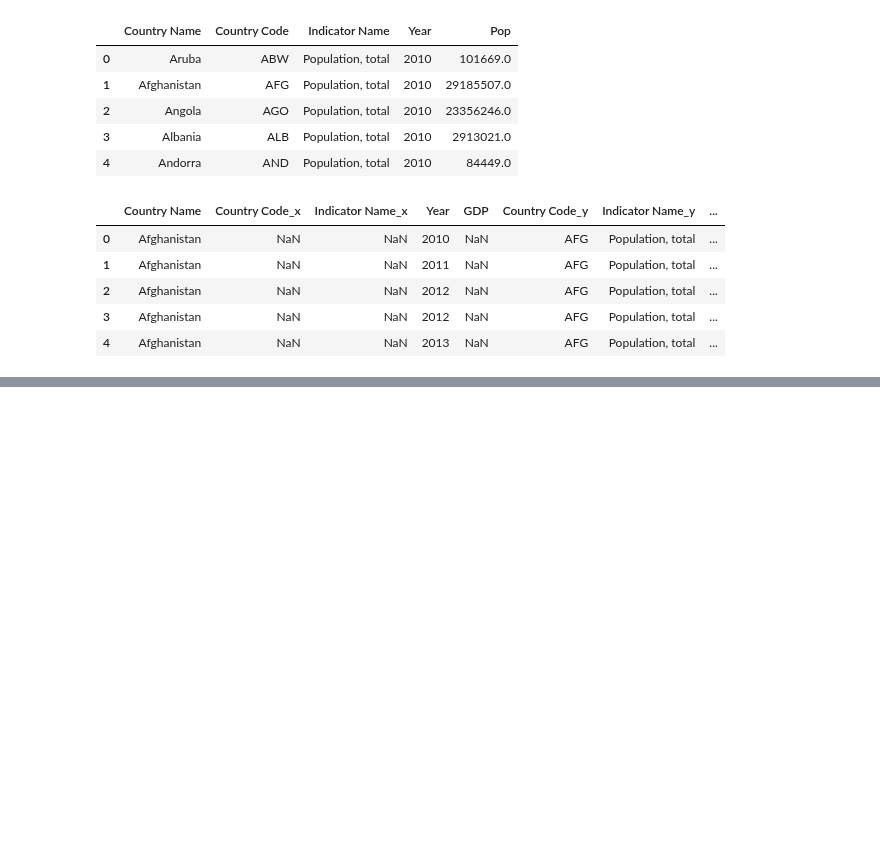
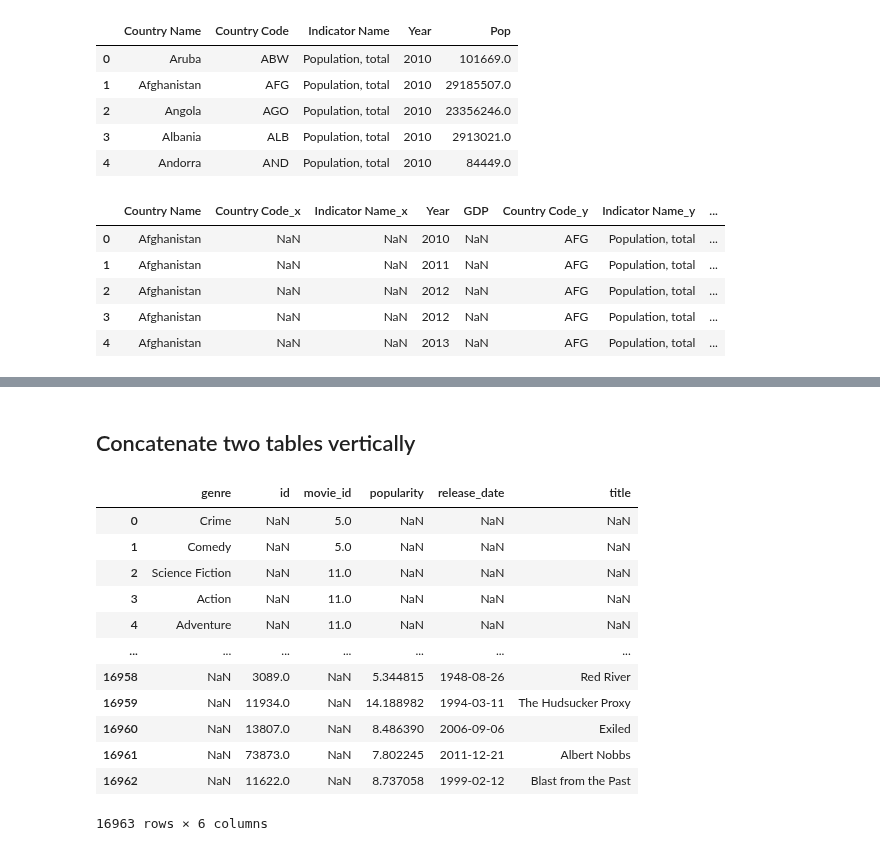
Before and after one commit to SyedaAnoosha/Data-Science-with-Python, a Jupyter notebook: Pandas Python/Joining Data/notebook2.ipynb, the cells around one changed output, grey strips where cells are left out. Drawn from its saved outputs; the diff is of its cells as text; code cells hidden in the pictures; blank space fills up the shorter version.

Commit message:
concat() added

```diff
--- a/Pandas Python/Joining Data/notebook2.ipynb
+++ b/Pandas Python/Joining Data/notebook2.ipynb
@@ -75,0 +122,4 @@ date_ctry.head()
+# %%
+genres = pd.read_pickle('Datasets/movie_to_genres.p')
+print(genres.shape)
+genres.head()
@@ -75,0 +134,4 @@ date_ctry.head()
+# %%
+movies = pd.read_pickle('./Datasets/movies.p')
+print(movies.shape)
+movies.head()
@@ -75,0 +165,18 @@ date_ctry.head()
+# %% [markdown]
+## Concatenate two tables vertically
+# %%
+pd.concat([genres,movies], sort=True,keys=['genres','movies'], axis=0) # axis=0 for vertical
+# %% [output]
+|  | genre | id | movie_id | popularity | release_date | title |
+| 0 | Crime | NaN | 5.0 | NaN | NaN | NaN |
+| 1 | Comedy | NaN | 5.0 | NaN | NaN | NaN |
+| 2 | Science Fiction | NaN | 11.0 | NaN | NaN | NaN |
+| 3 | Action | NaN | 11.0 | NaN | NaN | NaN |
+| 4 | Adventure | NaN | 11.0 | NaN | NaN | NaN |
+| ... | ... | ... | ... | ... | ... | ... |
+| 16958 | NaN | 3089.0 | NaN | 5.344815 | 1948-08-26 | Red River |
+| 16959 | NaN | 11934.0 | NaN | 14.188982 | 1994-03-11 | The Hudsucker Proxy |
+| 16960 | NaN | 13807.0 | NaN | 8.486390 | 2006-09-06 | Exiled |
+| 16961 | NaN | 73873.0 | NaN | 7.802245 | 2011-12-21 | Albert Nobbs |
+| 16962 | NaN | 11622.0 | NaN | 8.737058 | 1999-02-12 | Blast from the Past |
+16963 rows × 6 columns
```
Also changed, not shown: parts of 9 cells of this notebook.
